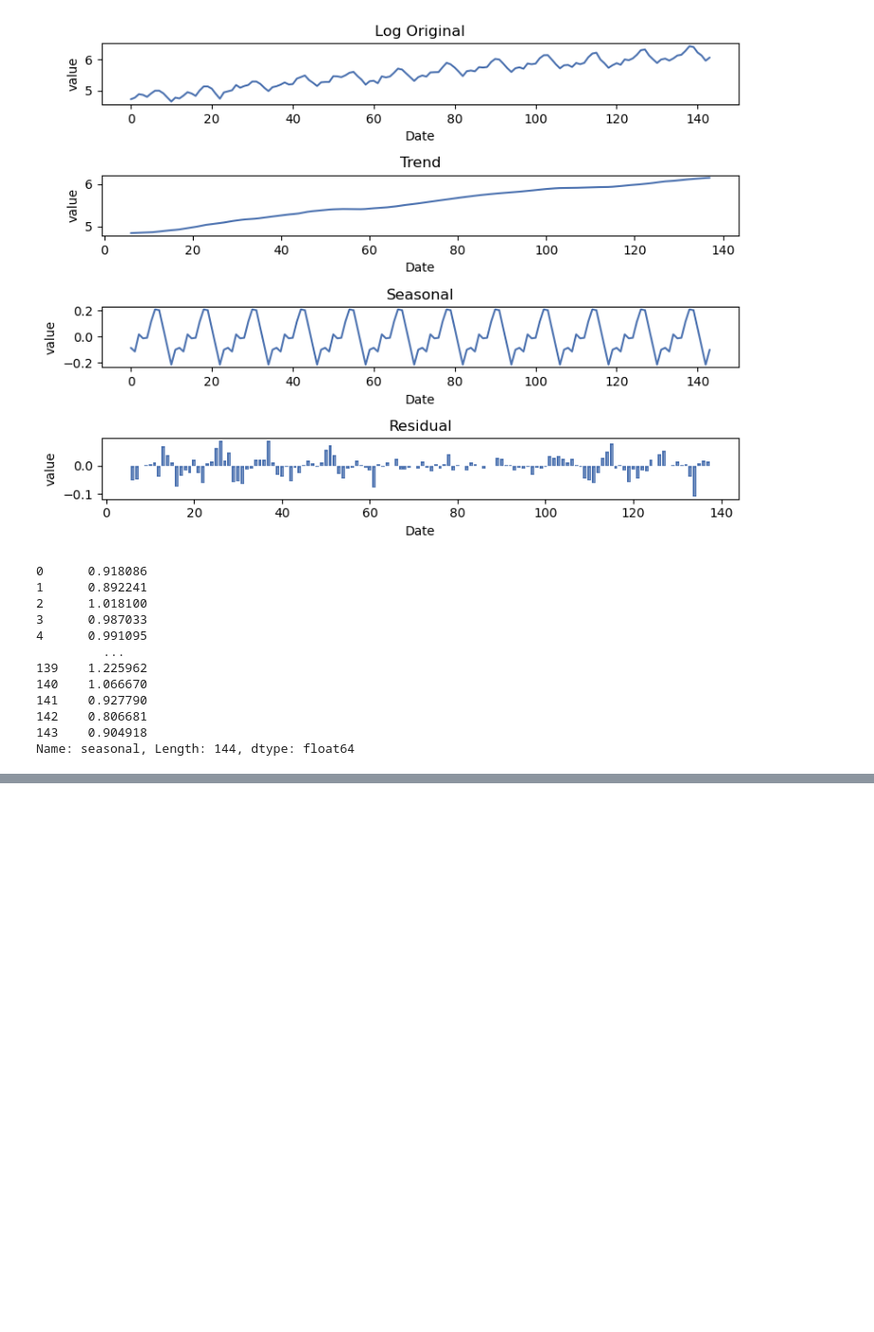
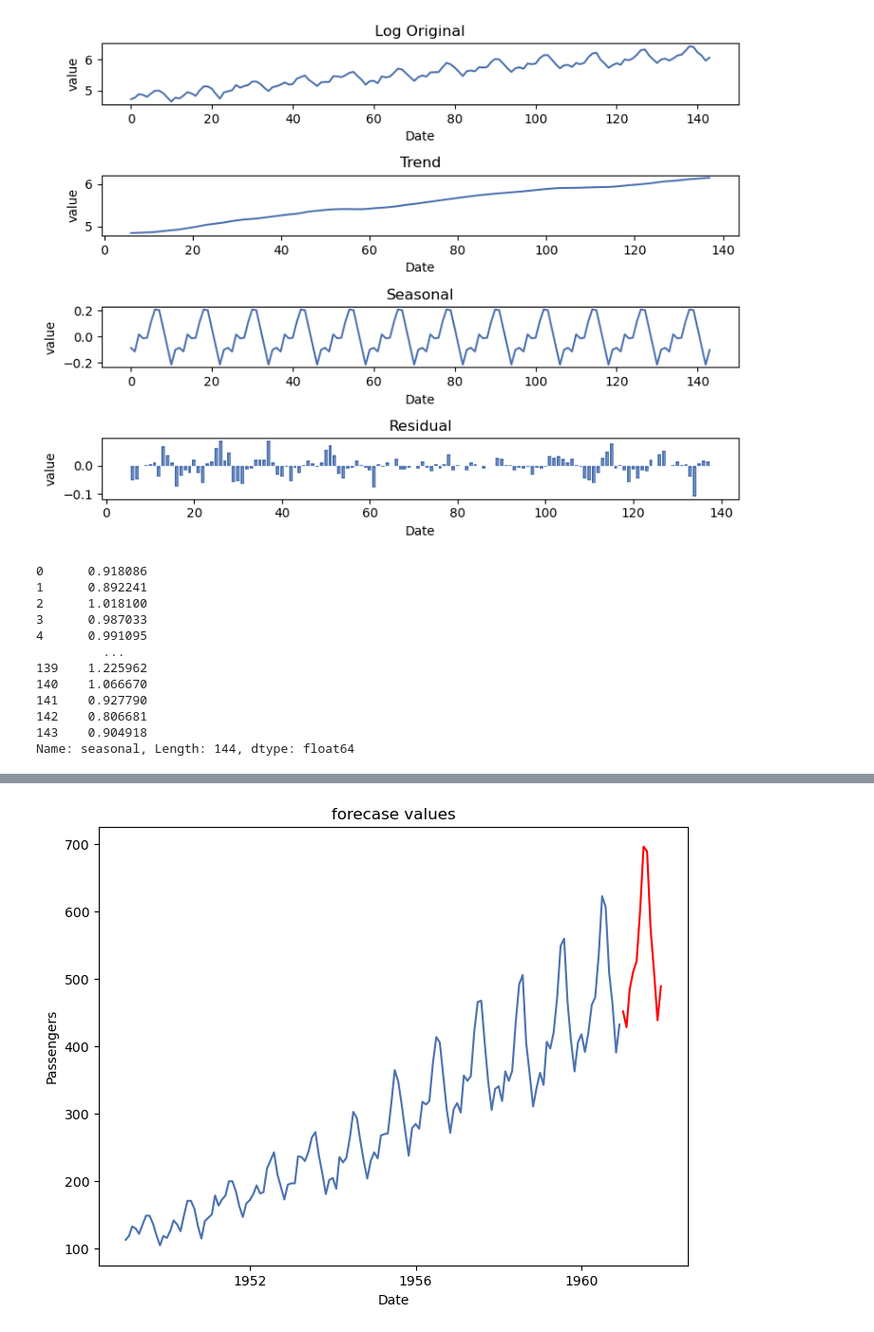
Before and after one commit to klee30810/ADP-study, a Jupyter notebook: stats/kwak/Chap 11. 시계열분석.ipynb, the cells around one changed output, grey strips where cells are left out. Shown at 95% size. Cells and saved outputs as stored; diff of their text form; code cells hidden in the pictures; blank space fills up the shorter version.

```diff
--- a/stats/kwak/Chap 11. 시계열분석.ipynb
+++ b/stats/kwak/Chap 11. 시계열분석.ipynb
@@ -228,0 +356,11 @@ Name: seasonal, Length: 144, dtype: float64
+# %%
+from statsmodels.tsa.api import ExponentialSmoothing
+
+# 대세상승, 시간이 지날수록 계절적 폭 증가
+# => 승법 모델 필요, 홀트는 가법 모델 가정하므로 로그 함수 취해서 가법모델로 변형
+lair = air.copy().drop(['year', 'month'], axis=1).set_index('Date')
+lair['Passengers'] = np.log1p(lair['Passengers'])
+holtwinter_model = ExponentialSmoothing(lair, trend='add', seasonal='add', seasonal_periods=12)
+holtwinter_fit = holtwinter_model.fit()
+
+holtwinter_fit.params
@@ -228,0 +380,7 @@ Name: seasonal, Length: 144, dtype: float64
+# %%
+fig, axes = plt.subplots(1,1,figsize=(8,6))
+
+preds = holtwinter_fit.forecast(steps=12)
+so.Plot().add(so.Line(), x=lair.index, y=np.exp(lair['Passengers'])).add(so.Line(color='red'), x=preds.index, y=np.exp(preds)).on(axes).label(title='forecase values').plot();
+# %% [output]
+[figure, added]
```
Also changed, not shown: parts of 9 cells of this notebook.
